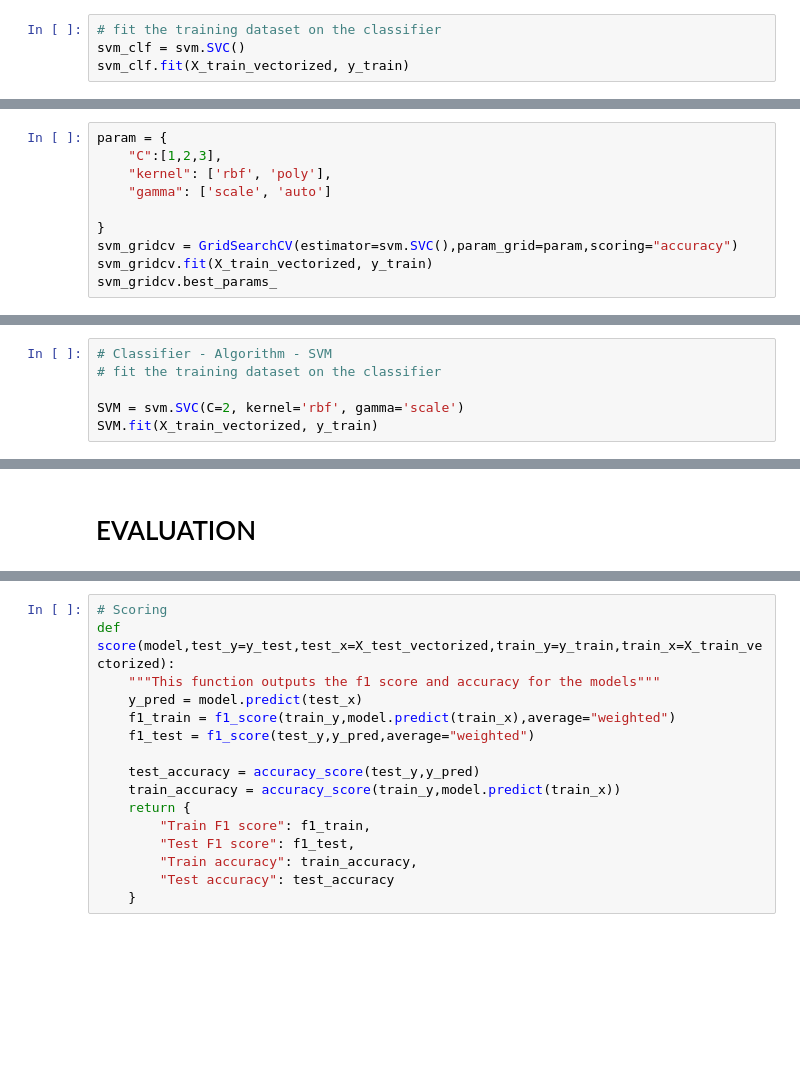
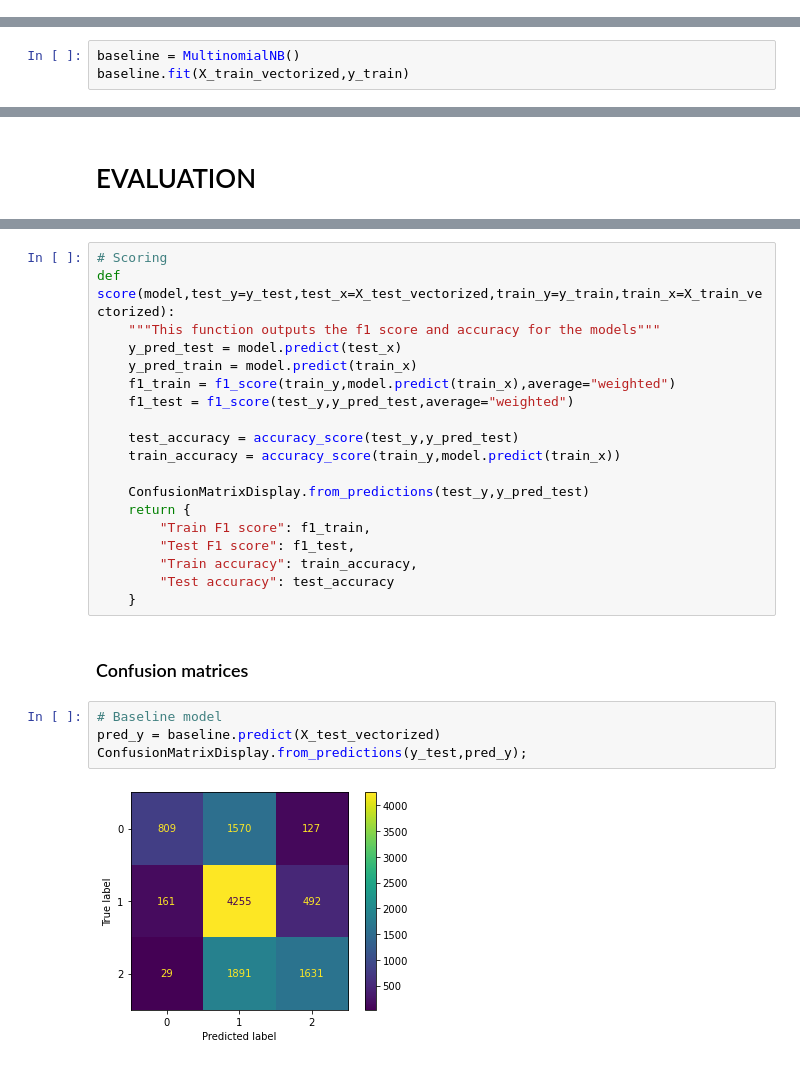
Before and after one commit to EKiplimo/NLP_Sentiment_Analysis, a Jupyter notebook: NLP_notebook.ipynb, the cells around one changed output, grey strips where cells are left out. Cells and saved outputs as stored; diff of their text form; blank space fills up the shorter version.

```diff
--- a/NLP_notebook.ipynb
+++ b/NLP_notebook.ipynb
@@ -618,4 +605,0 @@ logreg = tuned_lr.fit(X_train_vectorized, y_train)
-# %%
-# fit the training dataset on the classifier
-svm_clf = svm.SVC()
-svm_clf.fit(X_train_vectorized, y_train)
@@ -624,10 +605,0 @@ SVC()
-# %%
-param = {
-    "C":[1,2,3],
-    "kernel": ['rbf', 'poly'],
-    "gamma": ['scale', 'auto']
-
-}
-svm_gridcv = GridSearchCV(estimator=svm.SVC(),param_grid=param,scoring="accuracy")
-svm_gridcv.fit(X_train_vectorized, y_train)
-svm_gridcv.best_params_
@@ -636,6 +605,0 @@ svm_gridcv.best_params_
-# %%
-# Classifier - Algorithm - SVM
-# fit the training dataset on the classifier
-
-SVM = svm.SVC(C=2, kernel='rbf', gamma='scale')
-SVM.fit(X_train_vectorized, y_train)
@@ -655,0 +606,3 @@ It was noted that the SMOTE model is overfitting more thus we decided against us
+# %%
+baseline = MultinomialNB()
+baseline.fit(X_train_vectorized,y_train)
@@ -678,15 +664,26 @@ The metrics used for evaluation are:
 # Scoring
 def score(model,test_y=y_test,test_x=X_test_vectorized,train_y=y_train,train_x=X_train_vectorized):
     """This function outputs the f1 score and accuracy for the models"""
-    y_pred = model.predict(test_x)
+    y_pred_test = model.predict(test_x)
+    y_pred_train = model.predict(train_x)
     f1_train = f1_score(train_y,model.predict(train_x),average="weighted")
-    f1_test = f1_score(test_y,y_pred,average="weighted")
+    f1_test = f1_score(test_y,y_pred_test,average="weighted")
 
-    test_accuracy = accuracy_score(test_y,y_pred)
+    test_accuracy = accuracy_score(test_y,y_pred_test)
     train_accuracy = accuracy_score(train_y,model.predict(train_x))
+
+    ConfusionMatrixDisplay.from_predictions(test_y,y_pred_test)
     return {
         "Train F1 score": f1_train,
         "Test F1 score": f1_test,
         "Train accuracy": train_accuracy,
         "Test accuracy": test_accuracy
     }
+# %% [markdown]
+### Confusion matrices
+# %%
+# Baseline model
+pred_y = baseline.predict(X_test_vectorized)
+ConfusionMatrixDisplay.from_predictions(y_test,pred_y);
+# %% [output]
+[figure, added]
```
Also changed, not shown: parts of 42 cells of this notebook.
